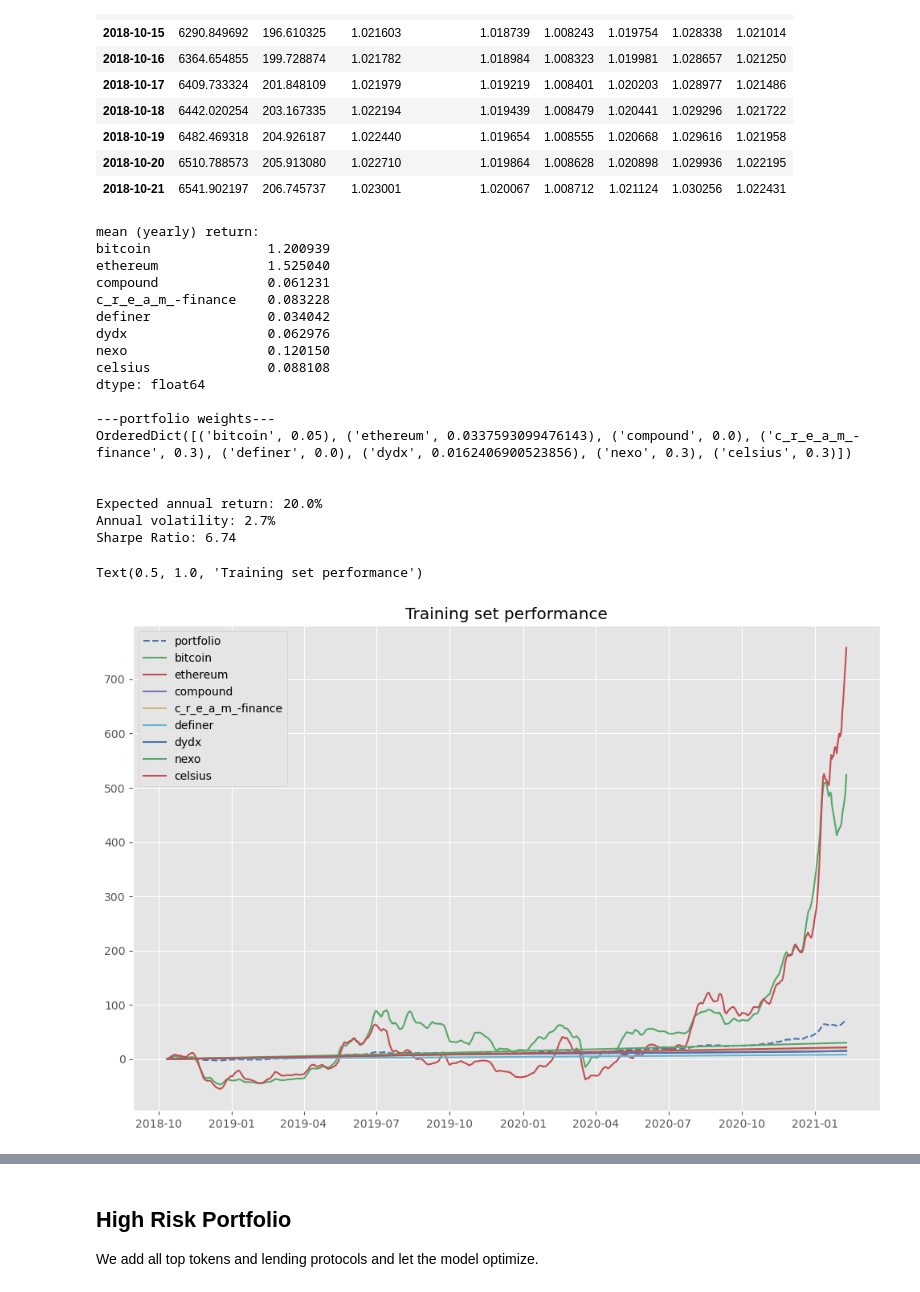
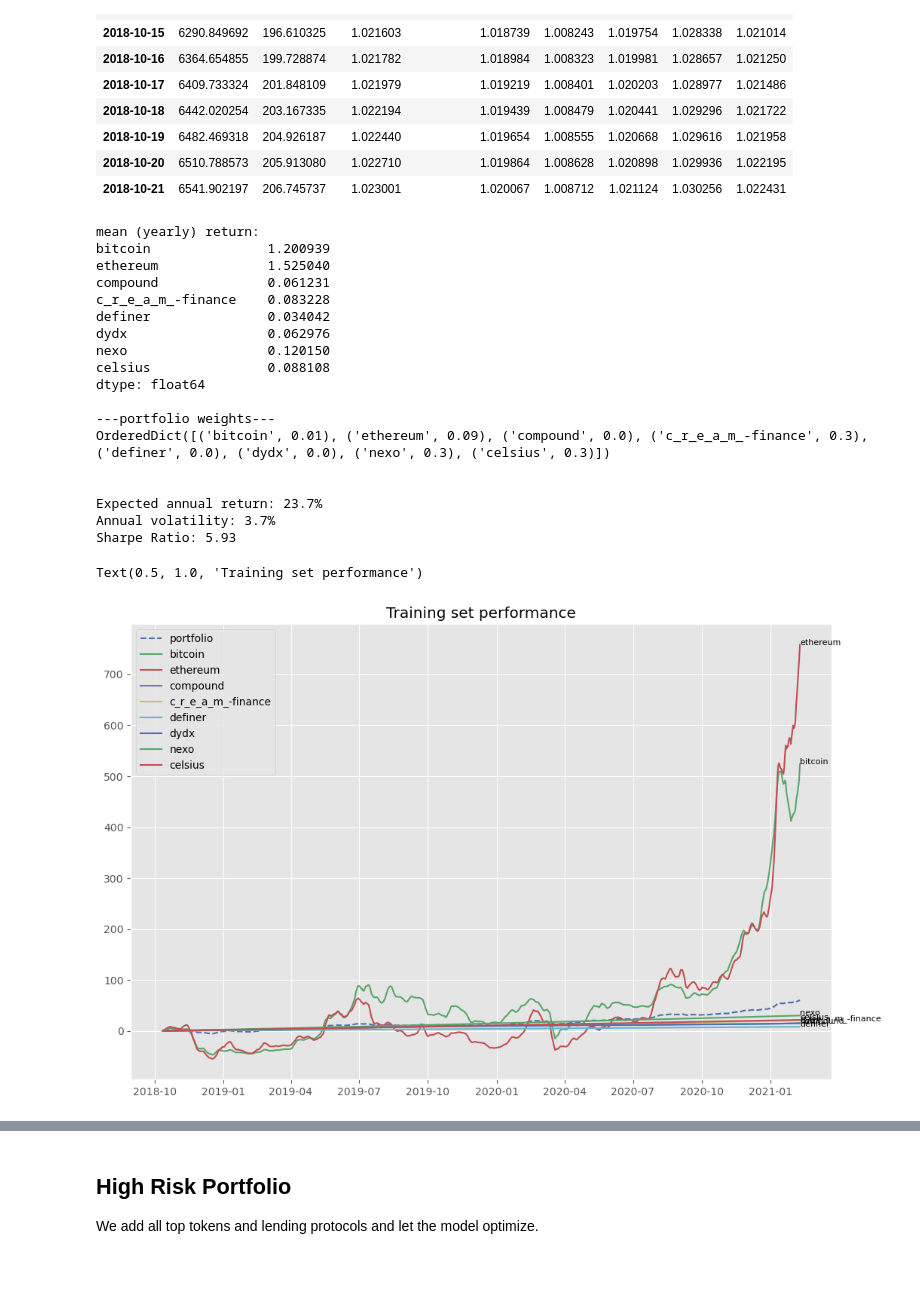
Before and after one commit to AffineLabs/contracts, a Jupyter notebook: notebook/adib/portfolio_opt.ipynb, the cells around one changed output, grey strips where cells are left out. Saved outputs shown, nothing was run; the diff lists cells and outputs as text; code cells hidden in the pictures.

```diff
--- a/notebook/adib/portfolio_opt.ipynb
+++ b/notebook/adib/portfolio_opt.ipynb
@@ -149,16 +149,16 @@ celsius               1.421748e-14
 dtype: float64
 # %%
 # start with $1, and apply daily yield each day to convert
-# lend rates to automated market making (amm) returns
-amm_returns = {market : [1] for market in lend_rates_df.columns}
+# lend rates to lending protocol (lp) returns
+lp_returns = {market : [1] for market in lend_rates_df.columns}
 for i, date in enumerate(lend_rates_df.index):
     if i == len(lend_rates_df.index) - 1:
         continue
-    for market, returns in amm_returns.items():
+    for market, returns in lp_returns.items():
         daily_yield = (1+lend_rates_df[market][i]/100)**(1/365)-1
         returns.append(returns[-1]*(1+daily_yield))
-amm_returns_df = pd.DataFrame(amm_returns, index=lend_rates_df.index)
-amm_returns_df.head(10)
+lp_returns_df = pd.DataFrame(lp_returns, index=lend_rates_df.index)
+lp_returns_df.head(10)
 # %% [output]
 |  | compound | c_r_e_a_m_-finance | definer | dydx | nexo | celsius |
 | 2018-07-17 | 1.000000 | 1.000000 | 1.000000 | 1.000000 | 1.000000 | 1.000000 |
@@ -407,8 +426,8 @@ Text(0.5, 1.0, 'Test set performance')
 ## Medium Risk Portfolio
 90% lending protocols and (at most) 20% BTC and ETH
 # %%
-# merge coin and amm datasets
-assets_df = pd.merge(coin_df[["bitcoin", "ethereum"]], amm_returns_df,
+# merge coin and lp datasets
+assets_df = pd.merge(coin_df[["bitcoin", "ethereum"]], lp_returns_df,
                      left_index=True, right_index=True, how="inner")
 # split data into train and test
 train_df = assets_df[assets_df.index < datetime.strptime(split_date, '%Y-%m-%d').date()]
@@ -438,41 +457,42 @@ ef = EfficientFrontier(mu, S, weight_bounds=(0,1))
 # w0 is weight for btc and w1 is weight for eth. their sum should not exceed 20%
 ef.add_constraint(lambda w: w[0]+w[1] <= 0.1)
 # keep some bitcoin, but not too much
-ef.add_constraint(lambda w: w[0] >= 0.001)
+ef.add_constraint(lambda w: w[0] >= 0.01)
 ef.add_constraint(lambda w: w[0] <= 0.05)
 # keep some ethereum
-ef.add_constraint(lambda w: w[1] >= 0.001)
+ef.add_constraint(lambda w: w[1] >= 0.01)
 ef.add_constraint(lambda w: w[0] <= 0.05)
 
 # keep no more than 30% in one asset
 for i in range(len(train_df.columns)):
     ef.add_constraint(lambda w: w[i] <= 0.3)
 
 print("\n---portfolio weights---")
-med_risk_weights = ef.efficient_return(target_return=.20)
+med_risk_weights = ef.efficient_risk(target_volatility=.08)
+med_risk_weights =  ef.clean_weights()
 print(med_risk_weights)
 print("\n")
-_ = evaluation(med_risk_weights, train_df)
+_ = evaluation(med_risk_weights, train_df, rebalance_period=7)
 plt.title("Training set performance")
 # %% [output]
 mean (yearly) return:
 bitcoin               1.200939
 ethereum              1.525040
 compound              0.061231
 c_r_e_a_m_-finance    0.083228
 definer               0.034042
 dydx                  0.062976
 nexo                  0.120150
 celsius               0.088108
 dtype: float64
 
 ---portfolio weights---
-OrderedDict([('bitcoin', 0.05), ('ethereum', 0.0337593099476143), ('compound', 0.0), ('c_r_e_a_m_-finance', 0.3), ('definer', 0.0), ('dydx', 0.0162406900523856), ('nexo', 0.3), ('celsius', 0.3)])
+OrderedDict([('bitcoin', 0.01), ('ethereum', 0.09), ('compound', 0.0), ('c_r_e_a_m_-finance', 0.3), ('definer', 0.0), ('dydx', 0.0), ('nexo', 0.3), ('celsius', 0.3)])
 
 
-Expected annual return: 20.0%
-Annual volatility: 2.7%
-Sharpe Ratio: 6.74
+Expected annual return: 23.7%
+Annual volatility: 3.7%
+Sharpe Ratio: 5.93
 Text(0.5, 1.0, 'Training set performance')
-[figure, old version]
+[figure, new version]
 # %%
```
Also changed, not shown: parts of 10 cells of this notebook, 3 other files.
